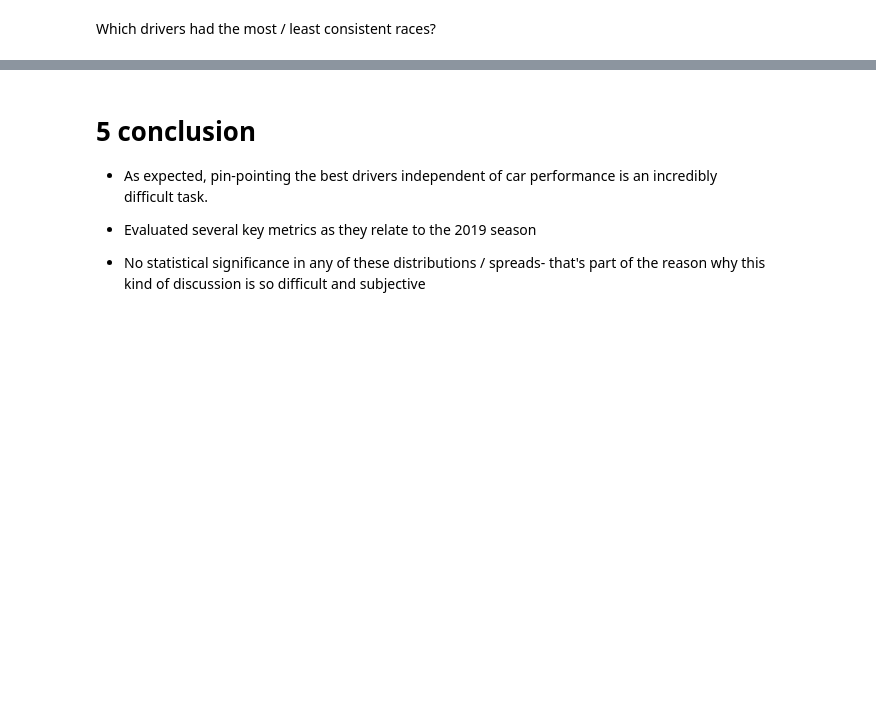
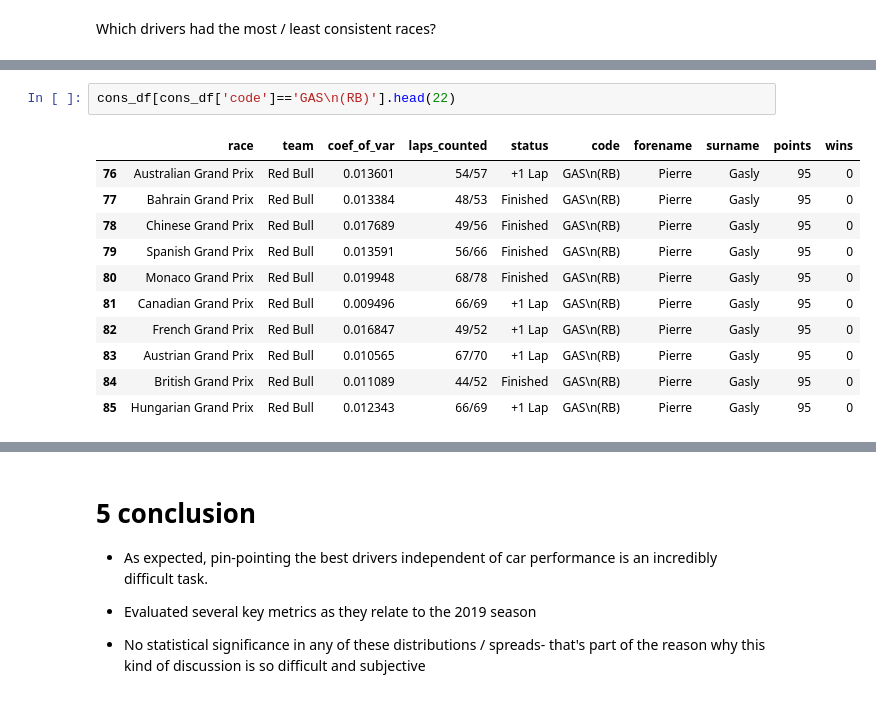
Before and after one commit to apalermo01/Formula-1-driver-consistency, a Jupyter notebook: Formula 1 2019 visualizations and performance metrics.ipynb, the cells around one changed output, grey strips where cells are left out. Saved outputs shown, nothing was run; the diff lists cells and outputs as text; blank space fills up the shorter version.

```diff
--- a/Formula 1 2019 visualizations and performance metrics.ipynb
+++ b/Formula 1 2019 visualizations and performance metrics.ipynb
@@ -1259,0 +1350,14 @@ most consistent races
+# %%
+cons_df[cons_df['code']=='GAS\n(RB)'].head(22)
+# %% [output]
+|  | race | team | coef_of_var | laps_counted | status | code | forename | surname | points | wins |
+| 76 | Australian Grand Prix | Red Bull | 0.013601 | 54/57 | +1 Lap | GAS\n(RB) | Pierre | Gasly | 95 | 0 |
+| 77 | Bahrain Grand Prix | Red Bull | 0.013384 | 48/53 | Finished | GAS\n(RB) | Pierre | Gasly | 95 | 0 |
+| 78 | Chinese Grand Prix | Red Bull | 0.017689 | 49/56 | Finished | GAS\n(RB) | Pierre | Gasly | 95 | 0 |
+| 79 | Spanish Grand Prix | Red Bull | 0.013591 | 56/66 | Finished | GAS\n(RB) | Pierre | Gasly | 95 | 0 |
+| 80 | Monaco Grand Prix | Red Bull | 0.019948 | 68/78 | Finished | GAS\n(RB) | Pierre | Gasly | 95 | 0 |
+| 81 | Canadian Grand Prix | Red Bull | 0.009496 | 66/69 | +1 Lap | GAS\n(RB) | Pierre | Gasly | 95 | 0 |
+| 82 | French Grand Prix | Red Bull | 0.016847 | 49/52 | +1 Lap | GAS\n(RB) | Pierre | Gasly | 95 | 0 |
+| 83 | Austrian Grand Prix | Red Bull | 0.010565 | 67/70 | +1 Lap | GAS\n(RB) | Pierre | Gasly | 95 | 0 |
+| 84 | British Grand Prix | Red Bull | 0.011089 | 44/52 | Finished | GAS\n(RB) | Pierre | Gasly | 95 | 0 |
+| 85 | Hungarian Grand Prix | Red Bull | 0.012343 | 66/69 | +1 Lap | GAS\n(RB) | Pierre | Gasly | 95 | 0 |
```
Also changed, not shown: parts of 34 cells of this notebook.
